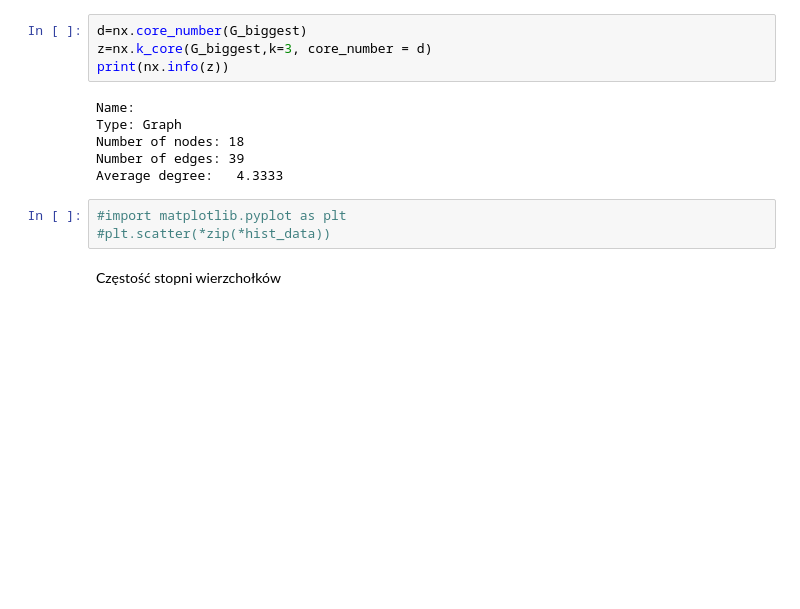
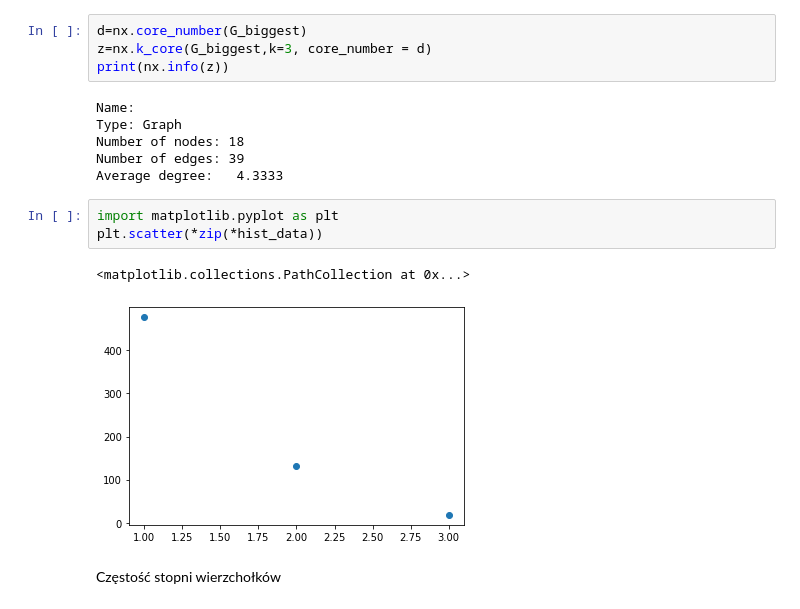
Before and after one commit to sebsm/TASS, a Jupyter notebook: Projekt 1/Zadanie B/note.ipynb, the cells around one changed output. Cells and saved outputs as stored; diff of their text form; blank space fills up the shorter version.

```diff
--- a/Projekt 1/Zadanie B/note.ipynb
+++ b/Projekt 1/Zadanie B/note.ipynb
@@ -226,8 +216,11 @@ Number of nodes: 18
 Number of edges: 39
 Average degree:   4.3333
 # %%
-#import matplotlib.pyplot as plt
-#plt.scatter(*zip(*hist_data))
+import matplotlib.pyplot as plt
+plt.scatter(*zip(*hist_data))
+# %% [output]
+<matplotlib.collections.PathCollection at 0x...>
+[figure, added]
 # %% [markdown]
 Częstość stopni wierzchołków
 # %%
```
Also changed, not shown: parts of 19 cells of this notebook, 5 other files.
